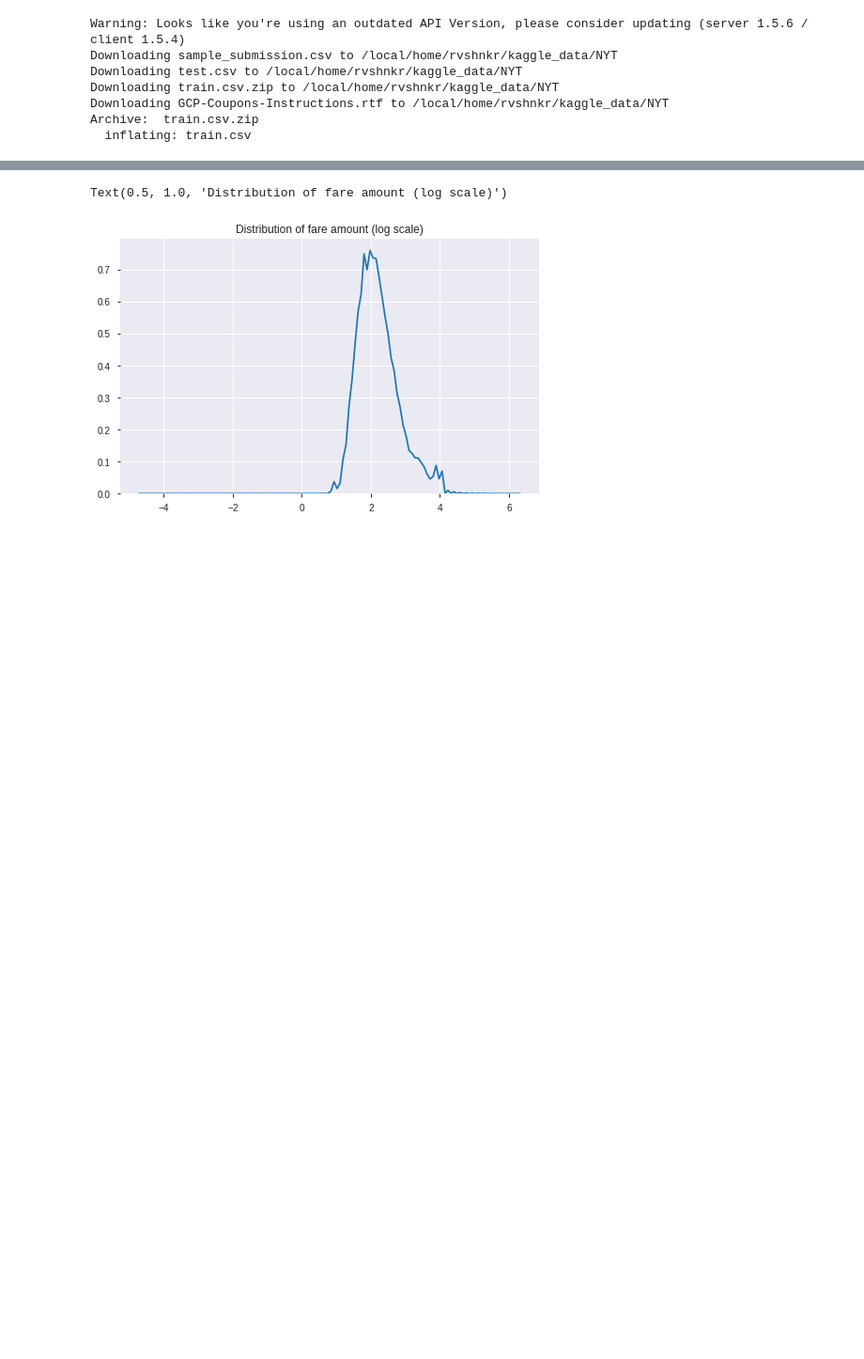
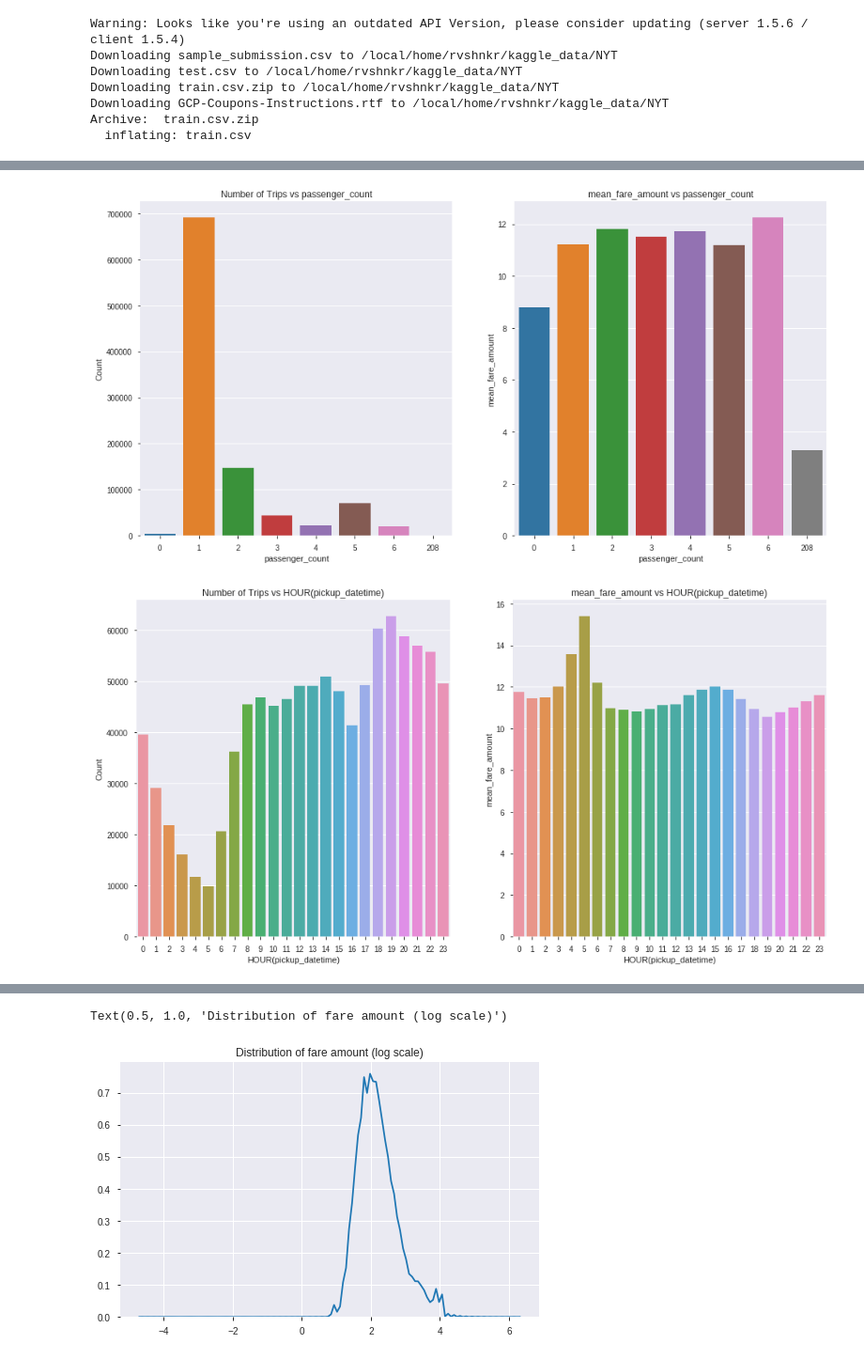
Before and after one commit to ravi07bec/NewYorkTaxi, a Jupyter notebook: NY_Taxi.ipynb, the cells around one changed output, grey strips where cells are left out. Shown at 94% size. Saved outputs shown, nothing was run; the diff lists cells and outputs as text; code cells hidden in the pictures; blank space fills up the shorter version.

```diff
--- a/NY_Taxi.ipynb
+++ b/NY_Taxi.ipynb
@@ -122,3 +140,6 @@ Elapsed: 00:18 | Progress: 100%|██████████
 | 2009-01-01 00:11:42.0000002 | 29.4 | -73.959992 | 40.773613 | -73.821503 | 40.861338 | 2 | ... |
 | 2009-01-01 00:12:02.0000004 | 7.4 | -73.959527 | 40.771260 | -73.967503 | 40.787736 | 1 | ... |
 | 2009-01-01 00:20:31.00000010 | 7.4 | -73.988451 | 40.746666 | -73.989793 | 40.726512 | 1 | ... |
+# %%
+feature_matrix=feature_matrix.reset_index()
+feature_matrix.columns
@@ -124,0 +171,20 @@ Elapsed: 00:18 | Progress: 100%|██████████
+# %%
+def groupandplot(train,groupby_key,value,aggregate='mean'):
+        plt.figure(figsize=(16,8))
+        agg_data=train.groupby([groupby_key])[value].agg(aggregate).reset_index().rename(columns={value:aggregate+'_'+value})
+        plt.subplot(1,2,1)
+        count_data=train.groupby([groupby_key])['key'].count().reset_index().rename(columns={'key':'Count'})
+        sns.barplot(x=groupby_key,y='Count',data=count_data).set_title("Number of Trips vs "+groupby_key)
+
+        plt.subplot(1,2,2)
+        sns.barplot(x=groupby_key,y=aggregate+'_'+value,data=agg_data).set_title(aggregate+'_'+value+" vs "+groupby_key)
+# %%
+list_plot=['passenger_count', 'HOUR(pickup_datetime)',
+       'DAY(pickup_datetime)', 'WEEK(pickup_datetime)',
+       'MONTH(pickup_datetime)', 'WEEKDAY(pickup_datetime)',
+       'IS_WEEKEND(pickup_datetime)']
+for i in list_plot:
+    groupandplot(feature_matrix,i,'fare_amount')
+# %% [output]
+[figure, added]
+[figure, added]
```
Also changed, not shown: parts of 9 cells of this notebook.
